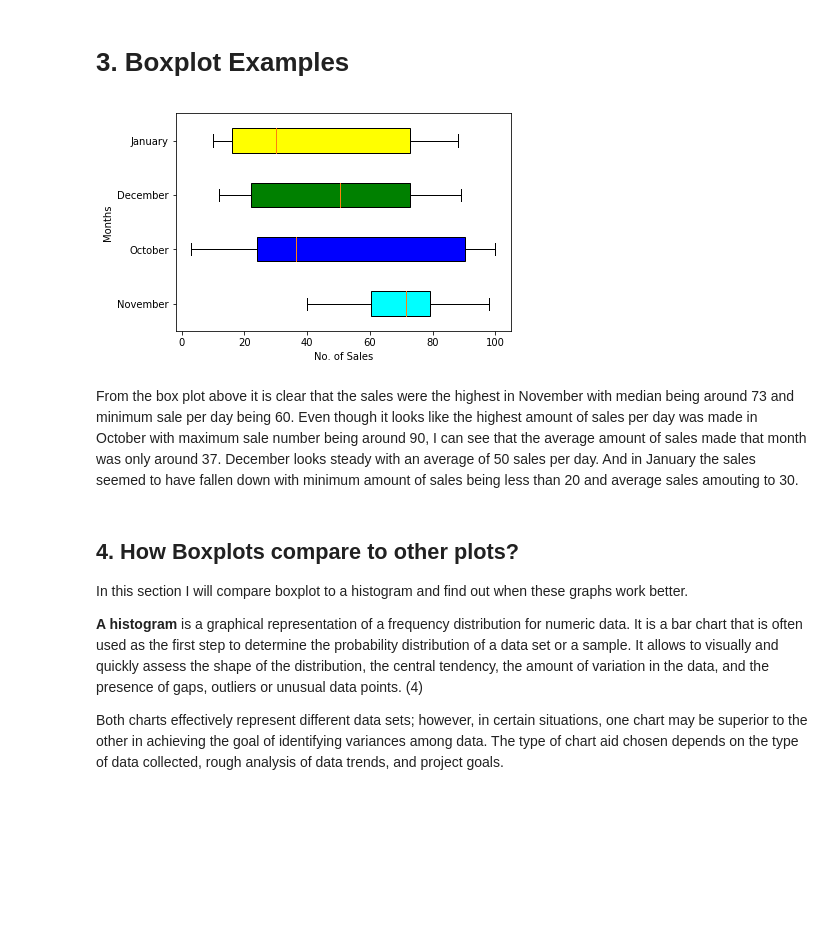
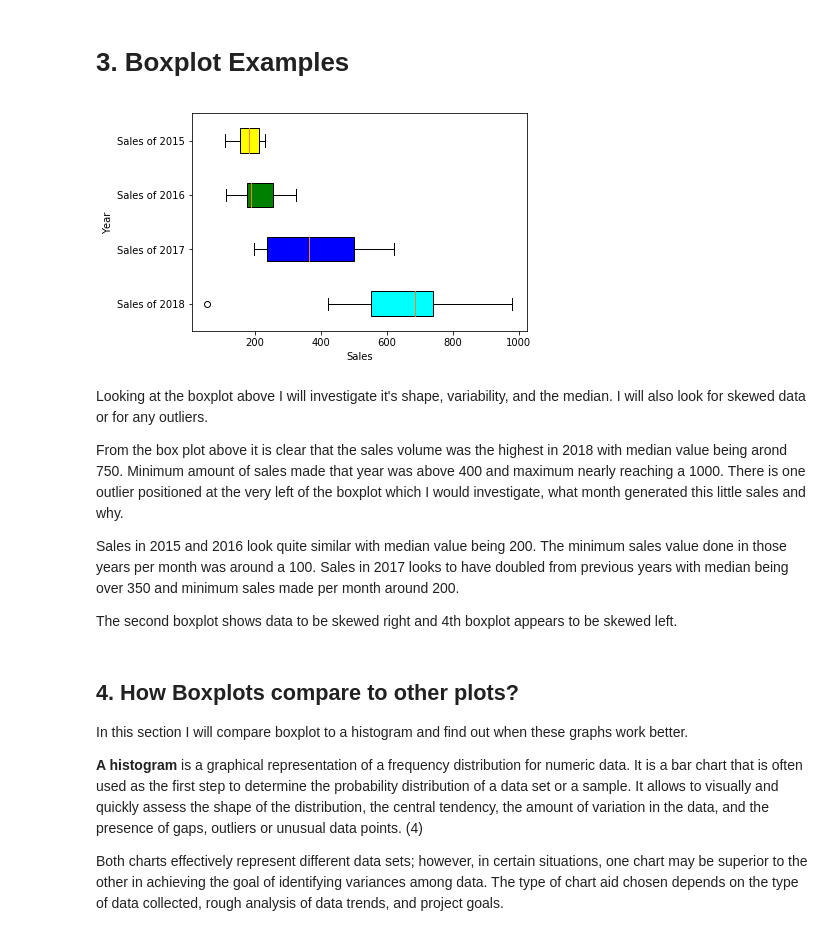
Before and after one commit to simonava5/FundamentalsProject, a Jupyter notebook: BoxPlots.ipynb, the cells around one changed output. Drawn from its saved outputs; the diff is of its cells as text; code cells hidden in the pictures; blank space fills up the shorter version.

Commit message:
Changed data set, updated code

```diff
--- a/BoxPlots.ipynb
+++ b/BoxPlots.ipynb
@@ -50,27 +50,34 @@ import matplotlib.pyplot as plt
 import pandas as pd
 import seaborn as sns
 %matplotlib inline
-# %%
-# In this example let's fake some data
-# This data set represents November sales of an Online Shop
-Nov = [82,76,41,40,67,62,75,78,71,55,98,89,78,67,72,82,87,66,56,52]
-Oct =[62,5,91,25,36,32,96,95,3,90,95,32,27,55,100,15,71,11,37,21]
-Dec =[23,89,12,78,72,89,25,69,68,86,19,49,15,16,16,75,65,31,25,52]
-Jan =[10,12,30,16,81,61,22,11,10,80,29,72,16,23,72,88,78,66,75,30]
-
-box_plot_data=[Nov,Oct,Dec,Jan]
-box=plt.boxplot(box_plot_data,vert=0,patch_artist=True,labels=['November','October','December','January'],
-            )
-colors = ['cyan', 'blue', 'green', 'yellow']
-for patch, color in zip(box['boxes'], colors):
-    patch.set_facecolor(color)
-plt.xlabel('No. of Sales')
-plt.ylabel('Months')
-plt.show()
-# %% [output]
-[figure, removed]
-# %% [markdown]
-From the box plot above it is clear that the sales were the highest in November with median being around 73 and minimum sale per day being 60. Even though it looks like the highest amount of sales per day was made in October with maximum sale number being around 90, I can see that the average amount of sales made that month was only around 37. December looks steady with an average of 50 sales per day. And in January the sales seemed to have fallen down with minimum amount of sales being less than 20 and average sales amouting to 30.
+# %%
+# In this example I faked some data
+# This data set represents total sales made in Euro each year
+# Each value represents amount in Euros per month
+Sales2018 = [822,736,421,450,647,632,725,748,721,585,978,55]
+Sales2017 =[622,511,391,225,236,232,196,495,333,290,495,532]
+Sales2016 =[213,189,112,178,272,189,325,169,268,186,119,249]
+Sales2015 =[110,112,130,216,181,161,222,211,210,180,229,172]
+
+box_plot_data=[Sales2018,Sales2017,Sales2016,Sales2015]
+box=plt.boxplot(box_plot_data,vert=0,patch_artist=True,labels=['Sales of 2018','Sales of 2017','Sales of 2016','Sales of 2015'],
+            )
+colors = ['cyan', 'blue', 'green', 'yellow']
+for patch, color in zip(box['boxes'], colors):
+    patch.set_facecolor(color)
+plt.xlabel('Sales')
+plt.ylabel('Year')
+plt.show()
+# %% [output]
+[figure, added]
+# %% [markdown]
+Looking at the boxplot above I will investigate it's shape, variability, and the median. I will also look for skewed data or for any outliers.
+
+From the box plot above it is clear that the sales volume was the highest in 2018 with median value being arond 750. Minimum amount of sales made that year was above 400 and maximum nearly reaching a 1000. There is one outlier positioned at the very left of the boxplot which I would investigate, what month generated this little sales and why.
+
+Sales in 2015 and 2016 look quite similar with median value being 200. The minimum sales value done in those years per month was around a 100. Sales in 2017 looks to have doubled from previous years with median being over 350 and minimum sales made per month around 200.
+
+The second boxplot shows data to be skewed right and 4th boxplot appears to be skewed left.
 # %% [markdown]
 ## 4. How Boxplots compare to other plots?
 
```
Also changed, not shown: parts of 2 cells of this notebook.
